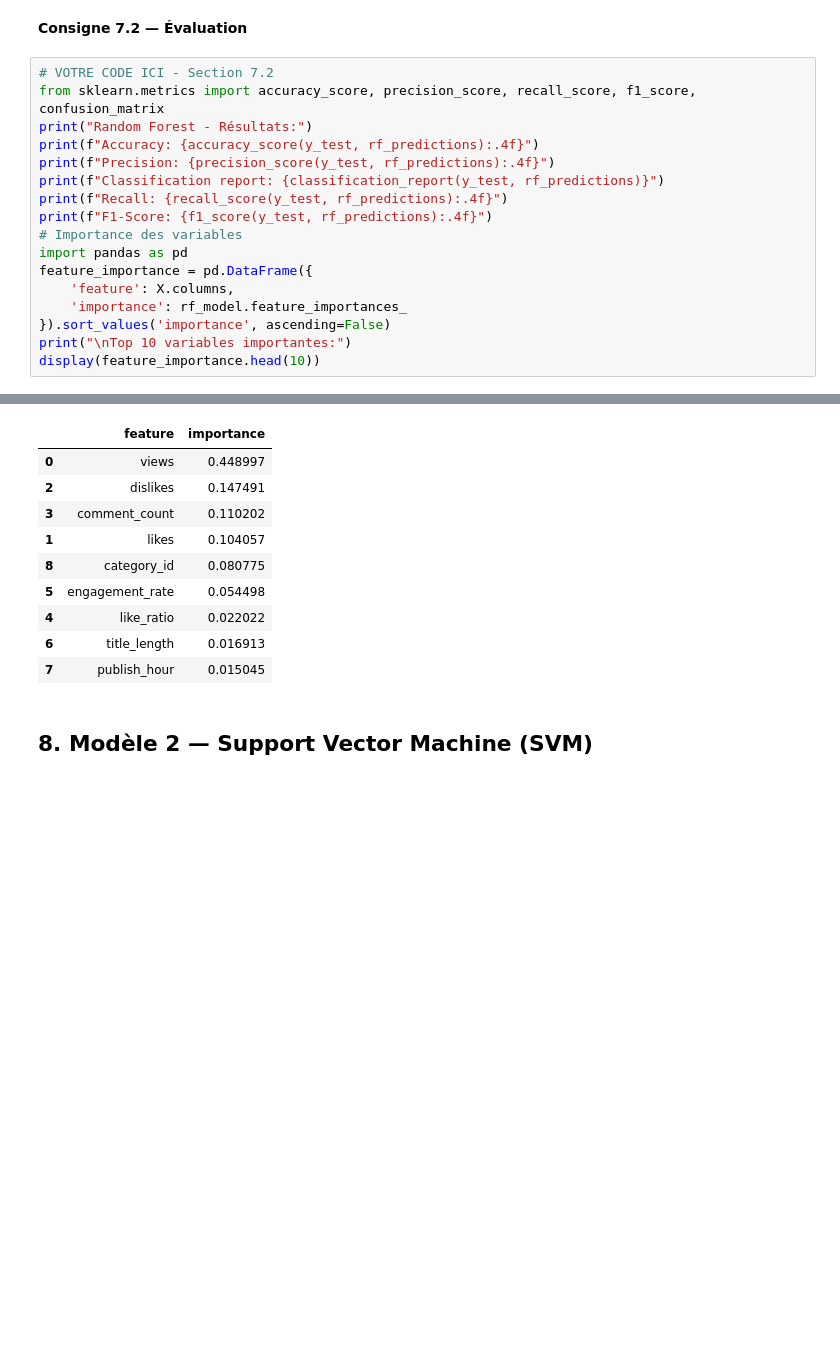
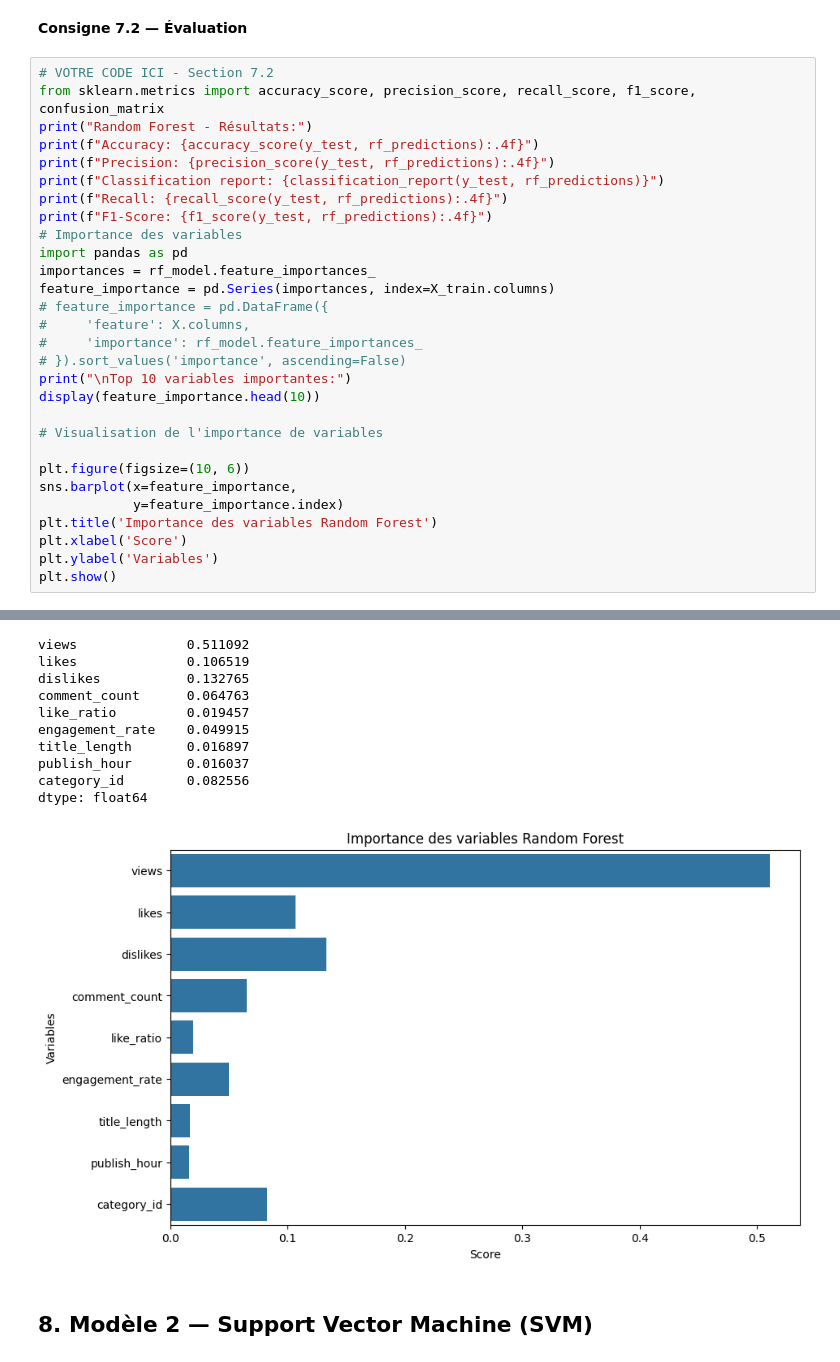
Before and after one commit to kirillsst/youtube-popularity-ml, a Jupyter notebook: notebook/PROJET_ML_Youtube_Trending.ipynb, the cells around one changed output, grey strips where cells are left out. Saved outputs shown, nothing was run; the diff lists cells and outputs as text; blank space fills up the shorter version.

```diff
--- a/notebook/PROJET_ML_Youtube_Trending.ipynb
+++ b/notebook/PROJET_ML_Youtube_Trending.ipynb
@@ -460,12 +514,24 @@ print(f"Recall: {recall_score(y_test, rf_predictions):.4f}")
 print(f"F1-Score: {f1_score(y_test, rf_predictions):.4f}")
 # Importance des variables
 import pandas as pd
-feature_importance = pd.DataFrame({
-    'feature': X.columns,
-    'importance': rf_model.feature_importances_
-}).sort_values('importance', ascending=False)
+importances = rf_model.feature_importances_
+feature_importance = pd.Series(importances, index=X_train.columns)
+# feature_importance = pd.DataFrame({
+#     'feature': X.columns,
+#     'importance': rf_model.feature_importances_
+# }).sort_values('importance', ascending=False)
 print("\nTop 10 variables importantes:")
 display(feature_importance.head(10))
+
+# Visualisation de l'importance de variables
+
+plt.figure(figsize=(10, 6))
+sns.barplot(x=feature_importance,
+            y=feature_importance.index)
+plt.title('Importance des variables Random Forest')
+plt.xlabel('Score')
+plt.ylabel('Variables')
+plt.show()
 # %% [output]
 Random Forest - Résultats:
 Accuracy: 0.9701
@@ -484,15 +550,16 @@ F1-Score: 0.9272
 
 Top 10 variables importantes:
-|  | feature | importance |
-| 0 | views | 0.448997 |
-| 2 | dislikes | 0.147491 |
-| 3 | comment_count | 0.110202 |
-| 1 | likes | 0.104057 |
-| 8 | category_id | 0.080775 |
-| 5 | engagement_rate | 0.054498 |
-| 4 | like_ratio | 0.022022 |
-| 6 | title_length | 0.016913 |
-| 7 | publish_hour | 0.015045 |
+views              0.511092
+likes              0.106519
+dislikes           0.132765
+comment_count      0.064763
+like_ratio         0.019457
+engagement_rate    0.049915
+title_length       0.016897
+publish_hour       0.016037
+category_id        0.082556
+dtype: float64
+[figure, added]
 # %% [markdown]
 ## 8. Modèle 2 — Support Vector Machine (SVM)
 # %% [markdown]
```
Also changed, not shown: parts of 7 cells of this notebook.
